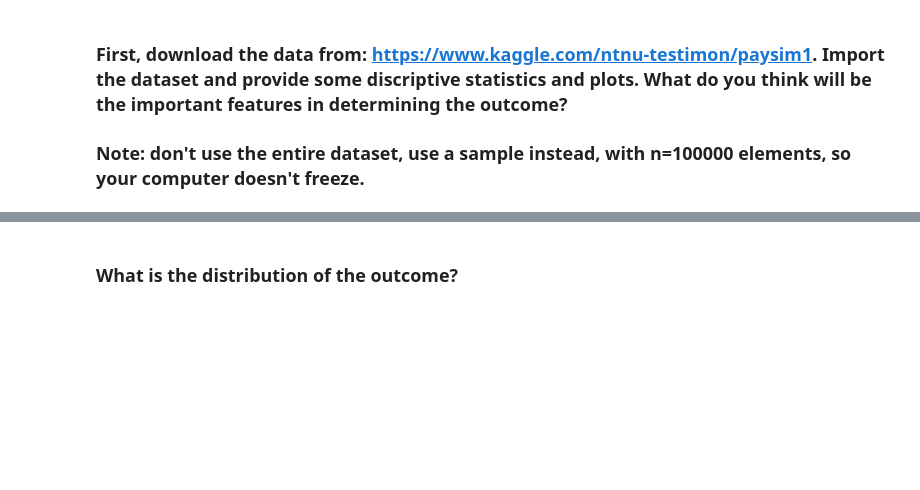
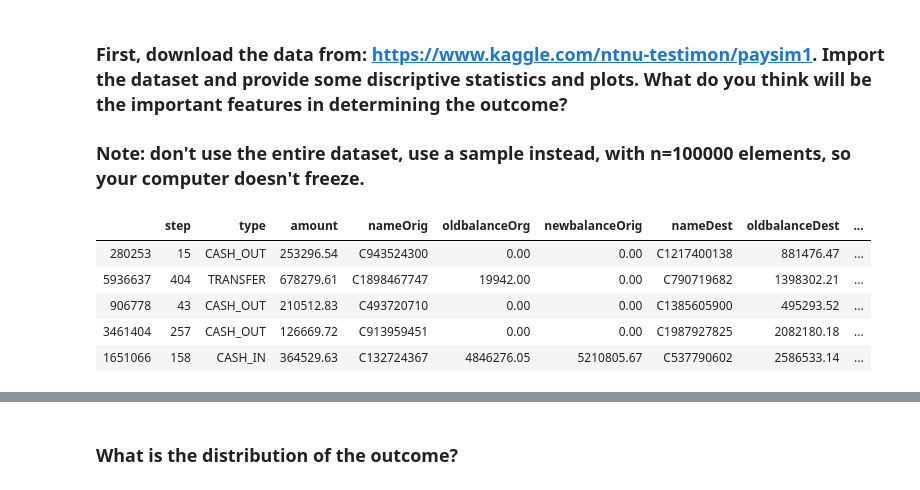
Before and after one commit to ta-data-lis/lab-imbalance, a Jupyter notebook: your-code/lab_imbalance.ipynb, the cells around one changed output, grey strips where cells are left out. Saved outputs shown, nothing was run; the diff lists cells and outputs as text; code cells hidden in the pictures; blank space fills up the shorter version.

```diff
--- a/your-code/lab_imbalance.ipynb
+++ b/your-code/lab_imbalance.ipynb
@@ -13,0 +18,9 @@ Like we disussed in class, when we have noisy data, if we are not careful, we ca
+# %%
+ds.head(5)
+# %% [output]
+|  | step | type | amount | nameOrig | oldbalanceOrg | newbalanceOrig | nameDest | oldbalanceDest | ... |
+| 280253 | 15 | CASH_OUT | 253296.54 | C943524300 | 0.00 | 0.00 | C1217400138 | 881476.47 | ... |
+| 5936637 | 404 | TRANSFER | 678279.61 | C1898467747 | 19942.00 | 0.00 | C790719682 | 1398302.21 | ... |
+| 906778 | 43 | CASH_OUT | 210512.83 | C493720710 | 0.00 | 0.00 | C1385605900 | 495293.52 | ... |
+| 3461404 | 257 | CASH_OUT | 126669.72 | C913959451 | 0.00 | 0.00 | C1987927825 | 2082180.18 | ... |
+| 1651066 | 158 | CASH_IN | 364529.63 | C132724367 | 4846276.05 | 5210805.67 | C537790602 | 2586533.14 | ... |
```
Also changed, not shown: parts of 29 cells of this notebook.
